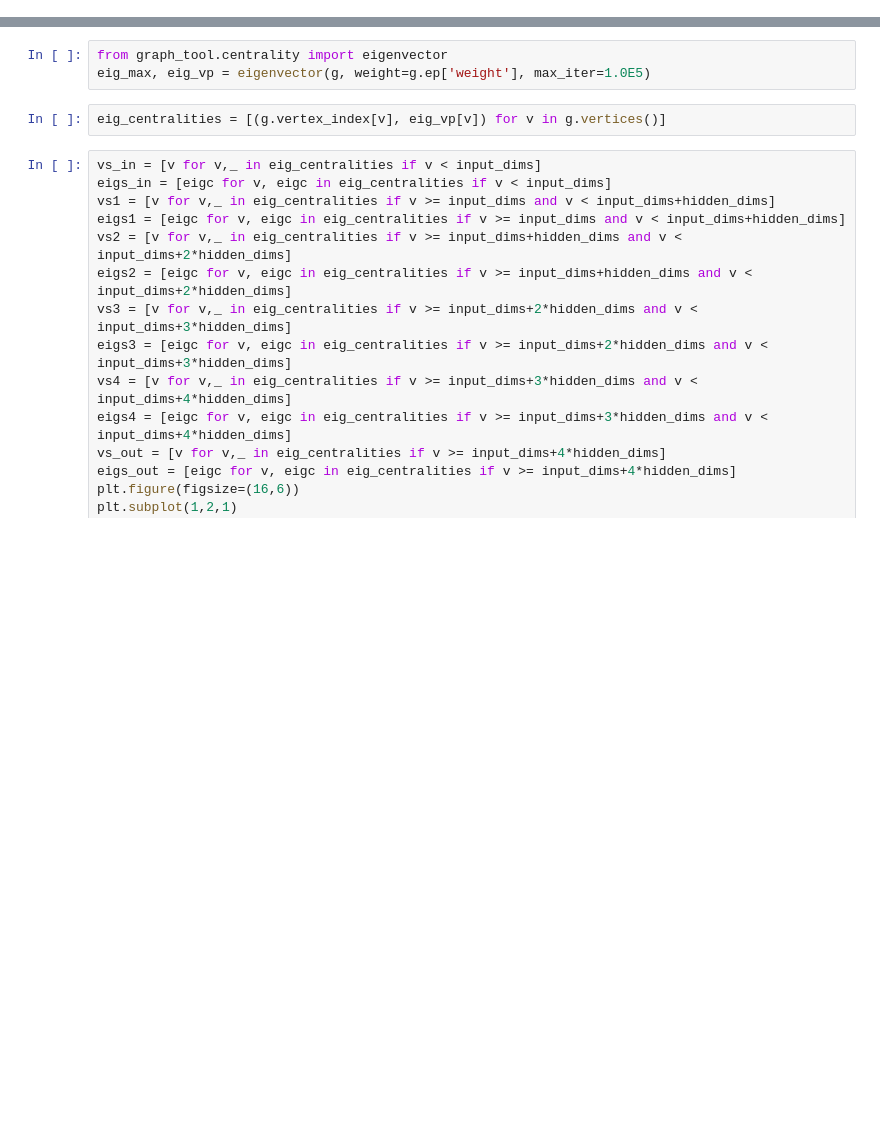
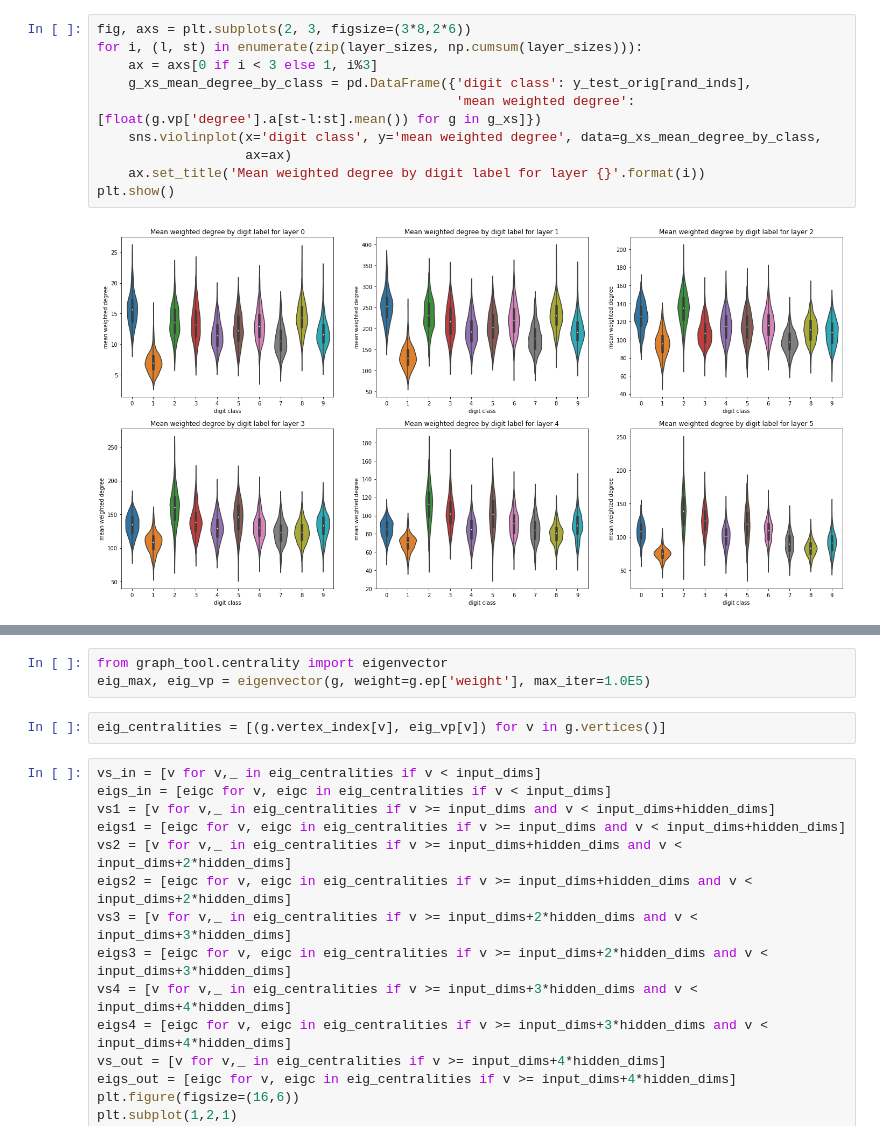
Before and after one commit to bgroenks96/dnn-community-detection, a Jupyter notebook: nn-to-graph-scratch.ipynb, the cells around one changed output, grey strips where cells are left out. Saved outputs shown, nothing was run; the diff lists cells and outputs as text; blank space fills up the shorter version.

```diff
--- a/nn-to-graph-scratch.ipynb
+++ b/nn-to-graph-scratch.ipynb
@@ -58,0 +94,12 @@ for gs in g_by_class:
+# %%
+fig, axs = plt.subplots(2, 3, figsize=(3*8,2*6))
+for i, (l, st) in enumerate(zip(layer_sizes, np.cumsum(layer_sizes))):
+    ax = axs[0 if i < 3 else 1, i%3]
+    g_xs_mean_degree_by_class = pd.DataFrame({'digit class': y_test_orig[rand_inds],
+                                              'mean weighted degree': [float(g.vp['degree'].a[st-l:st].mean()) for g in g_xs]})
+    sns.violinplot(x='digit class', y='mean weighted degree', data=g_xs_mean_degree_by_class,
+                   ax=ax)
+    ax.set_title('Mean weighted degree by digit label for layer {}'.format(i))
+plt.show()
+# %% [output]
+[figure, added]
```
Also changed, not shown: parts of 27 cells of this notebook.
